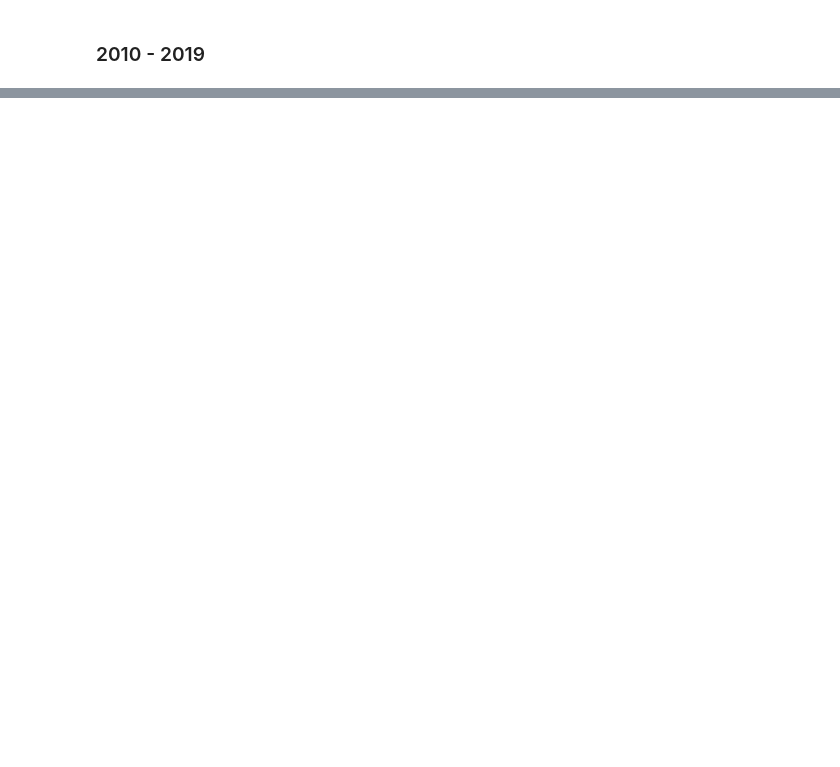
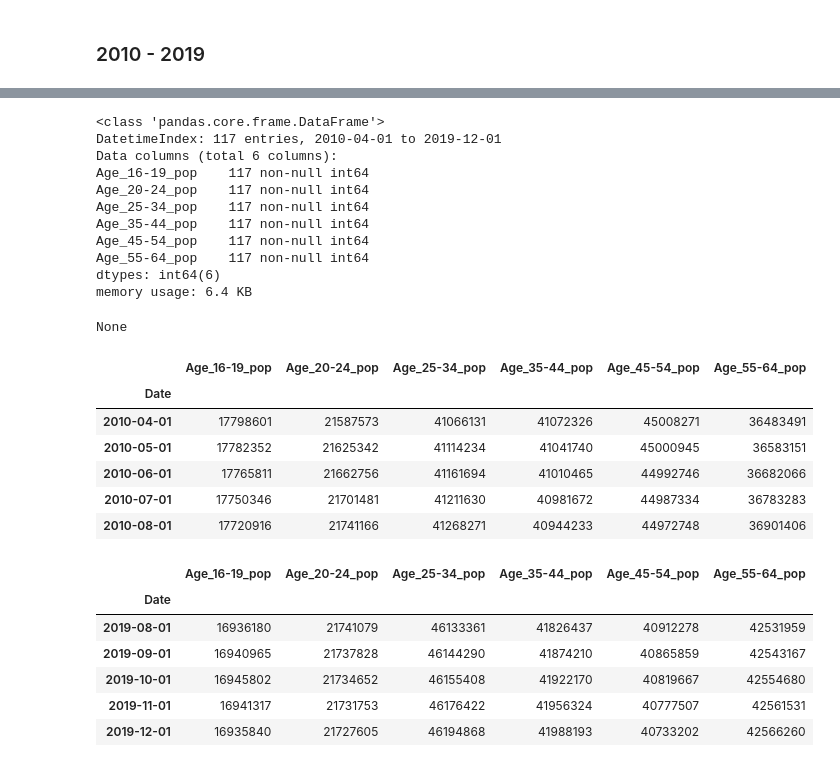
Before and after one commit to zapatos24/Employment_Prediction_LSTM_NN, a Jupyter notebook: mod_7_project.ipynb, the cells around one changed output, grey strips where cells are left out. Cells and saved outputs as stored; diff of their text form; code cells hidden in the pictures; blank space fills up the shorter version.

```diff
--- a/mod_7_project.ipynb
+++ b/mod_7_project.ipynb
@@ -407,0 +580,64 @@ None
+# %%
+warnings.filterwarnings('ignore')
+dict_age_groups = {'Date': [],
+                   'Age_16-19_pop': [],
+                   'Age_20-24_pop': [],
+                   'Age_25-34_pop': [],
+                   'Age_35-44_pop': [],
+                   'Age_45-54_pop': [],
+                   'Age_55-64_pop': []}
+
+for date in age_2010_pop_df.Date.unique():
+    dict_age_groups['Date'].append(date)
+    dict_age_groups['Age_16-19_pop'].append(age_2010_pop_df[(age_2010_pop_df.Date == date) &
+                                                            (age_2010_pop_df.Age >= 16) &
+                                                            (age_2010_pop_df.Age < 20)].Pop.sum())
+    dict_age_groups['Age_20-24_pop'].append(age_2010_pop_df[(age_2010_pop_df.Date == date) &
+                                                            (age_2010_pop_df.Age >= 20) &
+                                                            (age_2010_pop_df.Age < 25)].Pop.sum())
+    dict_age_groups['Age_25-34_pop'].append(age_2010_pop_df[(age_2010_pop_df.Date == date) &
+                                                            (age_2010_pop_df.Age >= 25) &
+                                                            (age_2010_pop_df.Age < 35)].Pop.sum())
+    dict_age_groups['Age_35-44_pop'].append(age_2010_pop_df[(age_2010_pop_df.Date == date) &
+                                                            (age_2010_pop_df.Age >= 35) &
+                                                            (age_2010_pop_df.Age < 45)].Pop.sum())
+    dict_age_groups['Age_45-54_pop'].append(age_2010_pop_df[(age_2010_pop_df.Date == date) &
+                                                            (age_2010_pop_df.Age >= 45) &
+                                                            (age_2010_pop_df.Age < 55)].Pop.sum())
+    dict_age_groups['Age_55-64_pop'].append(age_2010_pop_df[(age_2010_pop_df.Date == date) &
+                                                            (age_2010_pop_df.Age >= 55) &
+                                                            (age_2010_pop_df.Age < 65)].Pop.sum())
+
+age_2010_popgroup_df = pd.DataFrame.from_dict(dict_age_groups)
+age_2010_popgroup_df.set_index('Date', inplace=True)
+
+display(age_2010_popgroup_df.info())
+display(age_2010_popgroup_df.head())
+display(age_2010_popgroup_df.tail())
+# %% [output]
+<class 'pandas.core.frame.DataFrame'>
+DatetimeIndex: 117 entries, 2010-04-01 to 2019-12-01
+Data columns (total 6 columns):
+Age_16-19_pop    117 non-null int64
+Age_20-24_pop    117 non-null int64
+Age_25-34_pop    117 non-null int64
+Age_35-44_pop    117 non-null int64
+Age_45-54_pop    117 non-null int64
+Age_55-64_pop    117 non-null int64
+dtypes: int64(6)
+memory usage: 6.4 KB
+None
+|  | Age_16-19_pop | Age_20-24_pop | Age_25-34_pop | Age_35-44_pop | Age_45-54_pop | Age_55-64_pop |
+| Date |  |  |  |  |  |  |
+| 2010-04-01 | 17798601 | 21587573 | 41066131 | 41072326 | 45008271 | 36483491 |
+| 2010-05-01 | 17782352 | 21625342 | 41114234 | 41041740 | 45000945 | 36583151 |
+| 2010-06-01 | 17765811 | 21662756 | 41161694 | 41010465 | 44992746 | 36682066 |
+| 2010-07-01 | 17750346 | 21701481 | 41211630 | 40981672 | 44987334 | 36783283 |
+| 2010-08-01 | 17720916 | 21741166 | 41268271 | 40944233 | 44972748 | 36901406 |
+|  | Age_16-19_pop | Age_20-24_pop | Age_25-34_pop | Age_35-44_pop | Age_45-54_pop | Age_55-64_pop |
+| Date |  |  |  |  |  |  |
+| 2019-08-01 | 16936180 | 21741079 | 46133361 | 41826437 | 40912278 | 42531959 |
+| 2019-09-01 | 16940965 | 21737828 | 46144290 | 41874210 | 40865859 | 42543167 |
+| 2019-10-01 | 16945802 | 21734652 | 46155408 | 41922170 | 40819667 | 42554680 |
+| 2019-11-01 | 16941317 | 21731753 | 46176422 | 41956324 | 40777507 | 42561531 |
+| 2019-12-01 | 16935840 | 21727605 | 46194868 | 41988193 | 40733202 | 42566260 |
```
Also changed, not shown: parts of 18 cells of this notebook, 13 other files.
